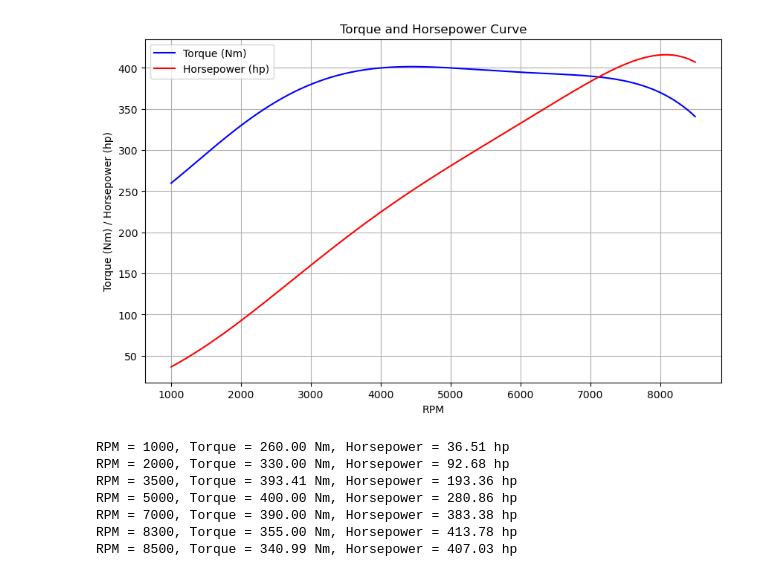
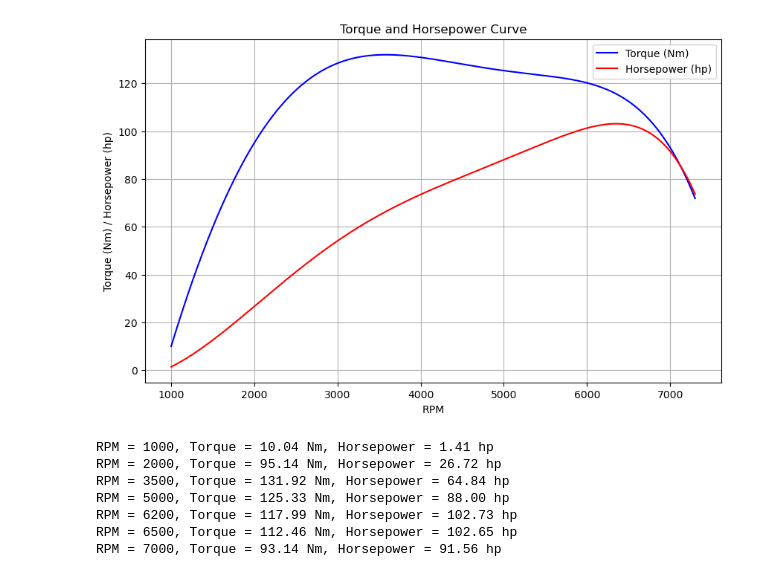
Before and after one commit to vougioukakis/car-acceleration-app, a Jupyter notebook: tools/torque_curve_generator.ipynb, the cells around one changed output. Saved outputs shown, nothing was run; the diff lists cells and outputs as text; code cells hidden in the pictures.

```diff
--- a/tools/torque_curve_generator.ipynb
+++ b/tools/torque_curve_generator.ipynb
@@ -5,13 +5,13 @@ import matplotlib.pyplot as plt
 # Given data points
 points = np.array([
     [1000, 10],
-    [2500, 40],
-    [4000, 100],
-    [5000, 300],
-    [5900, 510],
-    [6750, 560],
-    [7800, 540],
-    [8500, 460]
+    [2000, 40],
+    [3500, 80],
+    [4500, 103],
+    [5400, 108],
+    [6500, 105],
+    [7200, 96],
+    [7600, 75]
 ])
 maxTq = 220
 rpm = points[:, 0]
@@ -73,47 +73,46 @@ def plot_poly_with_hp(coeff_dict, x_start, x_end, num_points=500):
 
     # Calculate horsepower
     power_watts = torque * (2 * np.pi * rpm) / 60
     horsepower = power_watts / 745.7
 
     plt.figure(figsize=(10,6))
     plt.plot(rpm, torque, label='Torque (Nm)', color='blue')
     plt.plot(rpm, horsepower, label='Horsepower (hp)', color='red')
     plt.xlabel('RPM')
     plt.ylabel('Torque (Nm) / Horsepower (hp)')
     plt.title('Torque and Horsepower Curve')
     plt.grid(True)
     plt.legend()
     plt.show()
 
     return coeffs
 
 def evaluate_and_print(coeffs, x_values):
     y_values = np.polyval(coeffs, x_values)
     for xv, yv in zip(x_values, y_values):
         power_w = yv * (2 * np.pi * xv) / 60
         hp = power_w / 745.7
         print(f"RPM = {xv:.0f}, Torque = {yv:.2f} Nm, Horsepower = {hp:.2f} hp")
 
 coefficients_dict = {
-    "coefficient_0": 2.16693393e2,
-    "coefficient_1": 1.64150666e-3,
-    "coefficient_2": 6.10191466e-5,
-    "coefficient_3": -2.22780739e-8,
-    "coefficient_4": 3.09136264e-12,
-    "coefficient_5": -1.69350762e-16,
-    "coefficient_6": 2.01594374e-21,
+    "coefficient_0": -129.70158178131538,
+"coefficient_1": 0.16020678409729522,
+"coefficient_2": -1.3621974410854034e-05,
+"coefficient_3": -8.822225195373026e-09,
+"coefficient_4": 2.1149050231808504e-12,
+"coefficient_5": -1.3583567501527848e-16,
 }
 
-coeffs = plot_poly_with_hp(coefficients_dict, 1000, 8500)
+coeffs = plot_poly_with_hp(coefficients_dict, 1000, 7300)
 
-x_points = [1000, 2000, 3500, 5000, 7000, 8300, 8500]
+x_points = [1000, 2000, 3500, 5000, 6200, 6500, 7000]
 evaluate_and_print(coeffs, x_points)
 # %% [output]
-[figure, old version]
+[figure, new version]
-RPM = 1000, Torque = 260.00 Nm, Horsepower = 36.51 hp
-RPM = 2000, Torque = 330.00 Nm, Horsepower = 92.68 hp
-RPM = 3500, Torque = 393.41 Nm, Horsepower = 193.36 hp
-RPM = 5000, Torque = 400.00 Nm, Horsepower = 280.86 hp
-RPM = 7000, Torque = 390.00 Nm, Horsepower = 383.38 hp
-RPM = 8300, Torque = 355.00 Nm, Horsepower = 413.78 hp
-RPM = 8500, Torque = 340.99 Nm, Horsepower = 407.03 hp
+RPM = 1000, Torque = 10.04 Nm, Horsepower = 1.41 hp
+RPM = 2000, Torque = 95.14 Nm, Horsepower = 26.72 hp
+RPM = 3500, Torque = 131.92 Nm, Horsepower = 64.84 hp
+RPM = 5000, Torque = 125.33 Nm, Horsepower = 88.00 hp
+RPM = 6200, Torque = 117.99 Nm, Horsepower = 102.73 hp
+RPM = 6500, Torque = 112.46 Nm, Horsepower = 102.65 hp
+RPM = 7000, Torque = 93.14 Nm, Horsepower = 91.56 hp
```
Also changed, not shown: parts of 1 cell of this notebook, 43 other files.
